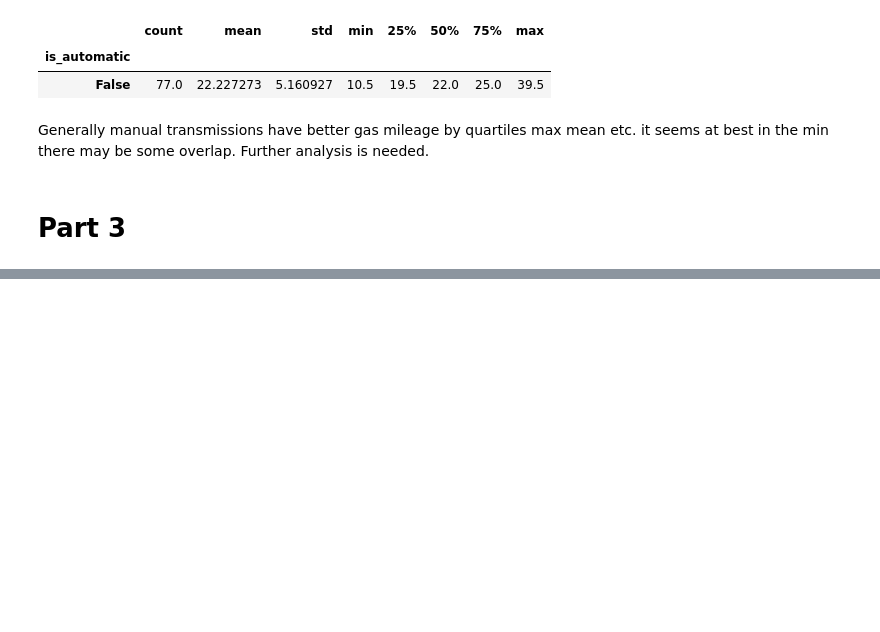
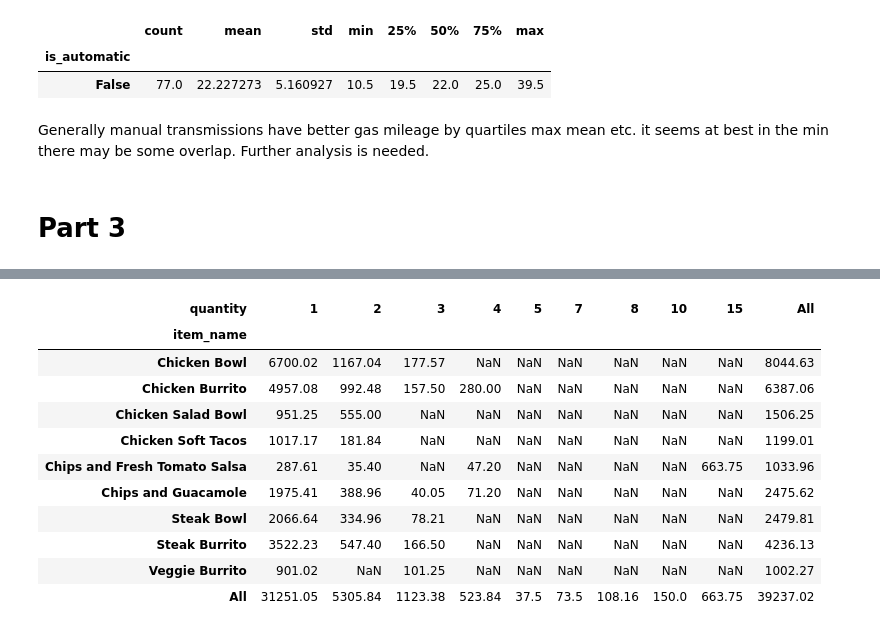
Before and after one commit to Alfred-W-S-Pirovits-Jr/numpy-pandas-visualization-exercises, a Jupyter notebook: advanced_dataframes.ipynb, the cells around one changed output, grey strips where cells are left out. Drawn from its saved outputs; the diff is of its cells as text; code cells hidden in the pictures; blank space fills up the shorter version.

```diff
--- a/advanced_dataframes.ipynb
+++ b/advanced_dataframes.ipynb
@@ -375,0 +545,15 @@ Generally manual transmissions have better gas mileage by quartiles max mean etc
+# %%
+total_pivot[total_pivot.All > 1000]#.sort_values(by='All')
+# %% [output]
+| quantity | 1 | 2 | 3 | 4 | 5 | 7 | 8 | 10 | 15 | All |
+| item_name |  |  |  |  |  |  |  |  |  |  |
+| Chicken Bowl | 6700.02 | 1167.04 | 177.57 | NaN | NaN | NaN | NaN | NaN | NaN | 8044.63 |
+| Chicken Burrito | 4957.08 | 992.48 | 157.50 | 280.00 | NaN | NaN | NaN | NaN | NaN | 6387.06 |
+| Chicken Salad Bowl | 951.25 | 555.00 | NaN | NaN | NaN | NaN | NaN | NaN | NaN | 1506.25 |
+| Chicken Soft Tacos | 1017.17 | 181.84 | NaN | NaN | NaN | NaN | NaN | NaN | NaN | 1199.01 |
+| Chips and Fresh Tomato Salsa | 287.61 | 35.40 | NaN | 47.20 | NaN | NaN | NaN | NaN | 663.75 | 1033.96 |
+| Chips and Guacamole | 1975.41 | 388.96 | 40.05 | 71.20 | NaN | NaN | NaN | NaN | NaN | 2475.62 |
+| Steak Bowl | 2066.64 | 334.96 | 78.21 | NaN | NaN | NaN | NaN | NaN | NaN | 2479.81 |
+| Steak Burrito | 3522.23 | 547.40 | 166.50 | NaN | NaN | NaN | NaN | NaN | NaN | 4236.13 |
+| Veggie Burrito | 901.02 | NaN | 101.25 | NaN | NaN | NaN | NaN | NaN | NaN | 1002.27 |
+| All | 31251.05 | 5305.84 | 1123.38 | 523.84 | 37.5 | 73.5 | 108.16 | 150.0 | 663.75 | 39237.02 |
```
Also changed, not shown: parts of 46 cells of this notebook.
